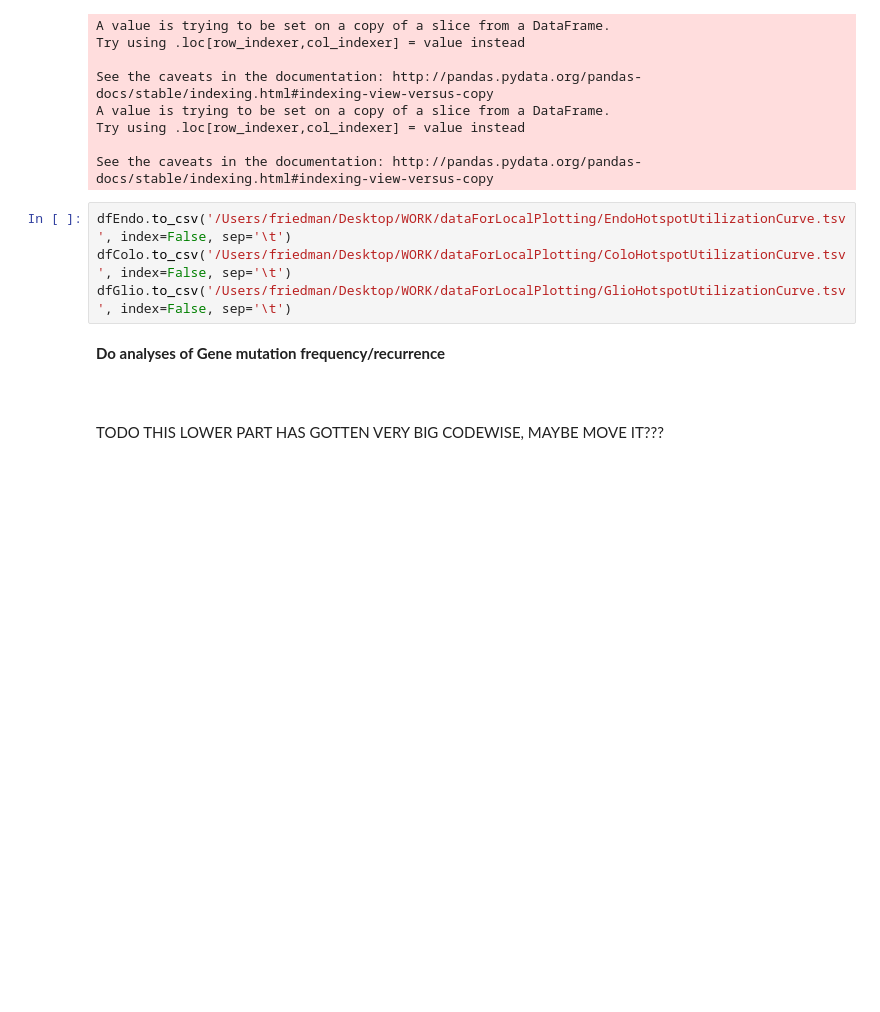
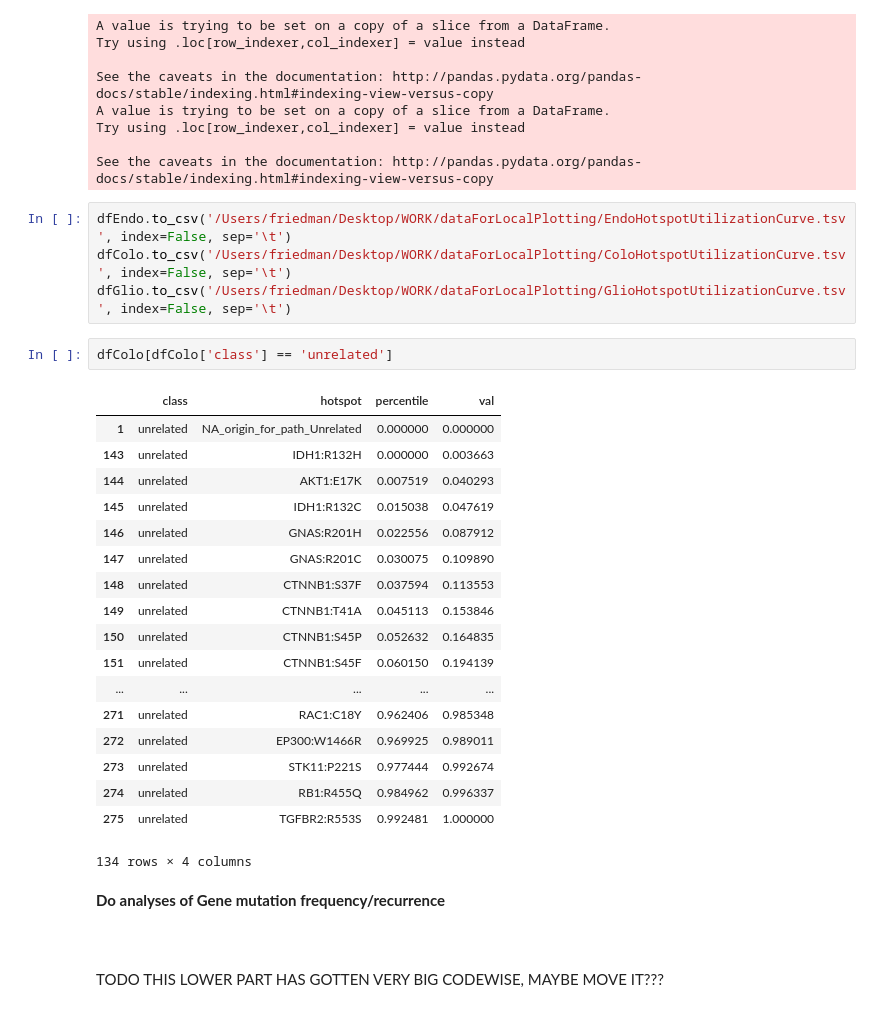
Before and after one commit to ndfriedman/hypermutationProjJupyter, a Jupyter notebook: hotspot_utilization_analysis.ipynb, the cells around one changed output. Drawn from its saved outputs; the diff is of its cells as text; blank space fills up the shorter version.

```diff
--- a/hotspot_utilization_analysis.ipynb
+++ b/hotspot_utilization_analysis.ipynb
@@ -192,6 +207,27 @@ See the caveats in the documentation: http://pandas.pydata.org/pandas-docs/stabl
 dfEndo.to_csv('/Users/friedman/Desktop/WORK/dataForLocalPlotting/EndoHotspotUtilizationCurve.tsv', index=False, sep='\t')
 dfColo.to_csv('/Users/friedman/Desktop/WORK/dataForLocalPlotting/ColoHotspotUtilizationCurve.tsv', index=False, sep='\t')
 dfGlio.to_csv('/Users/friedman/Desktop/WORK/dataForLocalPlotting/GlioHotspotUtilizationCurve.tsv', index=False, sep='\t')
+# %%
+dfColo[dfColo['class'] == 'unrelated']
+# %% [output]
+|  | class | hotspot | percentile | val |
+| 1 | unrelated | NA_origin_for_path_Unrelated | 0.000000 | 0.000000 |
+| 143 | unrelated | IDH1:R132H | 0.000000 | 0.003663 |
+| 144 | unrelated | AKT1:E17K | 0.007519 | 0.040293 |
+| 145 | unrelated | IDH1:R132C | 0.015038 | 0.047619 |
+| 146 | unrelated | GNAS:R201H | 0.022556 | 0.087912 |
+| 147 | unrelated | GNAS:R201C | 0.030075 | 0.109890 |
+| 148 | unrelated | CTNNB1:S37F | 0.037594 | 0.113553 |
+| 149 | unrelated | CTNNB1:T41A | 0.045113 | 0.153846 |
+| 150 | unrelated | CTNNB1:S45P | 0.052632 | 0.164835 |
+| 151 | unrelated | CTNNB1:S45F | 0.060150 | 0.194139 |
+| ... | ... | ... | ... | ... |
+| 271 | unrelated | RAC1:C18Y | 0.962406 | 0.985348 |
+| 272 | unrelated | EP300:W1466R | 0.969925 | 0.989011 |
+| 273 | unrelated | STK11:P221S | 0.977444 | 0.992674 |
+| 274 | unrelated | RB1:R455Q | 0.984962 | 0.996337 |
+| 275 | unrelated | TGFBR2:R553S | 0.992481 | 1.000000 |
+134 rows × 4 columns
 # %% [markdown]
 **Do analyses of Gene mutation frequency/recurrence**<br/><br/><br/>
 
```
Also changed, not shown: parts of 6 cells of this notebook.
